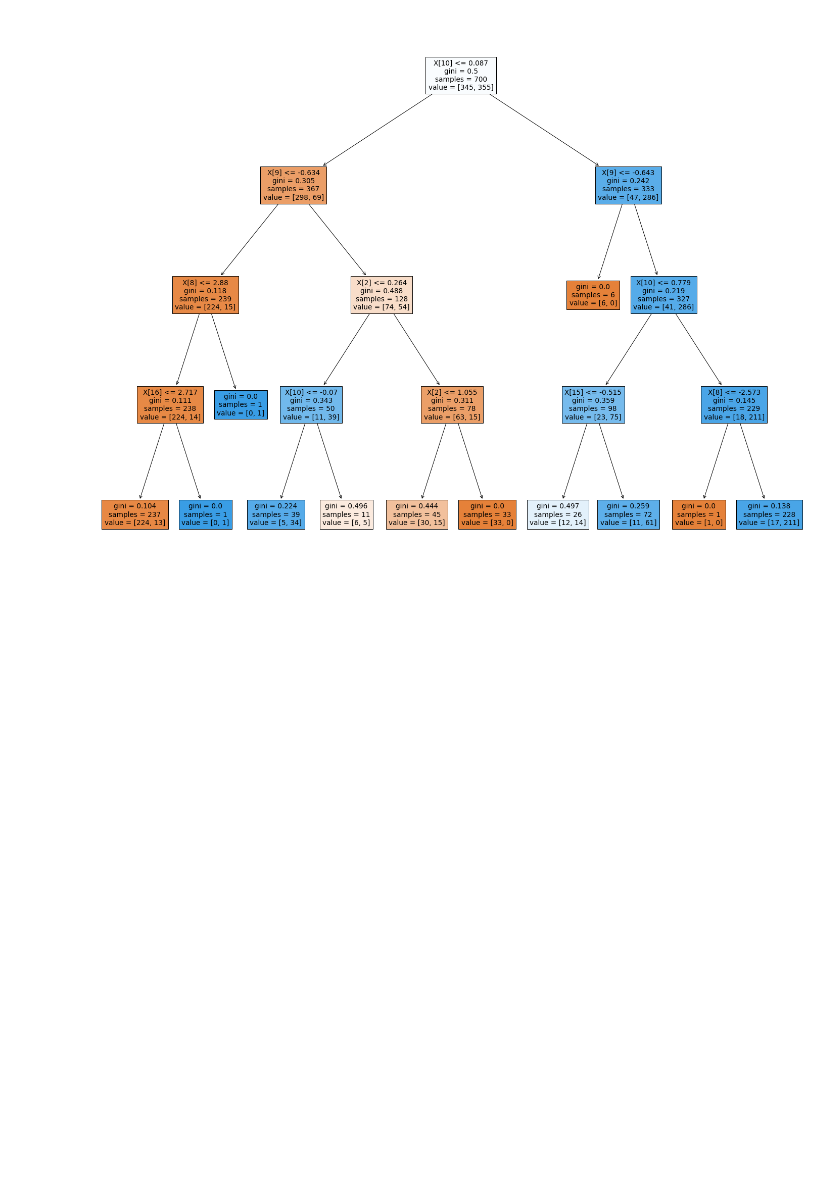
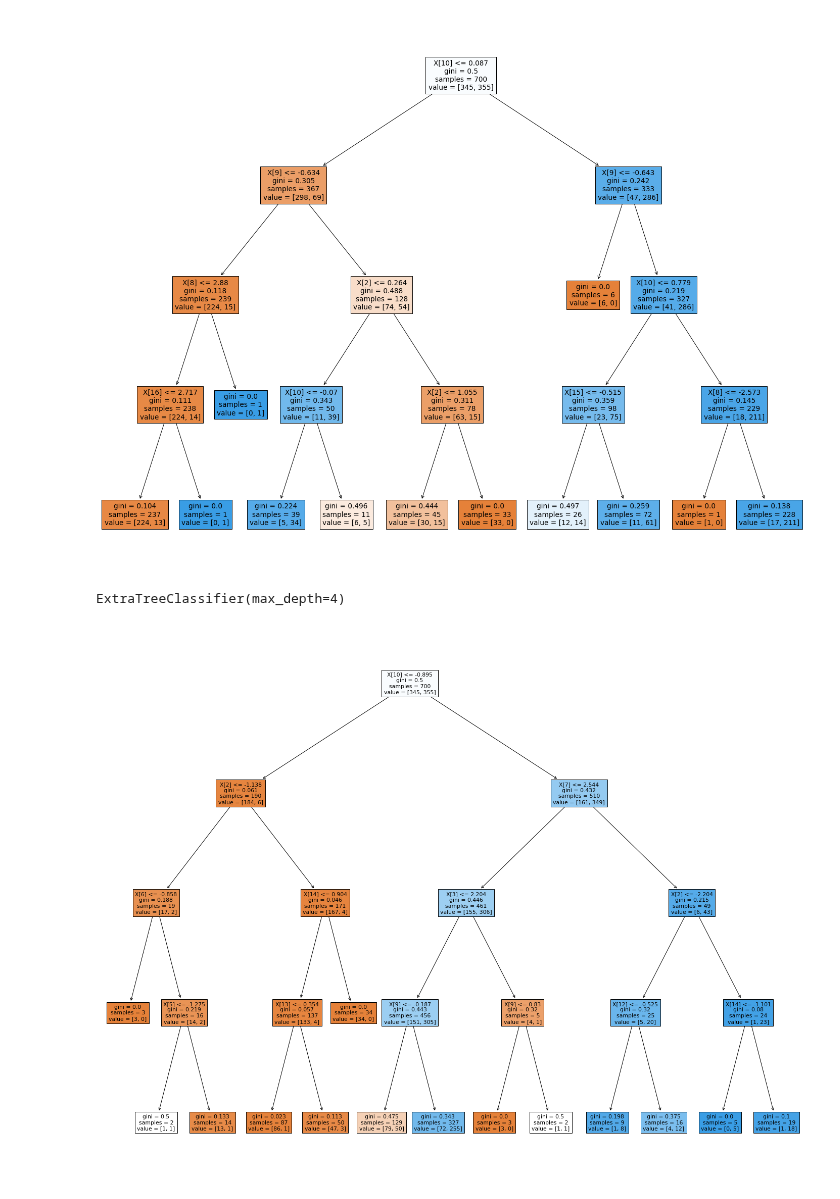
Before and after one commit to felixballestergoytia/Bootcamp_Sep2022, a Jupyter notebook: Arbol_Decision/Arbol_Decision.ipynb, the cells around one changed output. Saved outputs shown, nothing was run; the diff lists cells and outputs as text; code cells hidden in the pictures; blank space fills up the shorter version.

Commit message:
Arbol_Decision_

```diff
--- a/Arbol_Decision/Arbol_Decision.ipynb
+++ b/Arbol_Decision/Arbol_Decision.ipynb
@@ -81,0 +86,11 @@ plot_tree(Arbol,filled=True);
+# %%
+Arbol_Extra=ExtraTreeClassifier(max_depth=4)
+# %%
+Arbol_Extra.fit(X_train,y_train)
+# %% [output]
+ExtraTreeClassifier(max_depth=4)
+# %%
+plt.figure(figsize=(25,20))
+plot_tree(Arbol_Extra,filled=True);
+# %% [output]
+[figure, added]
```
Also changed, not shown: parts of 2 cells of this notebook.
